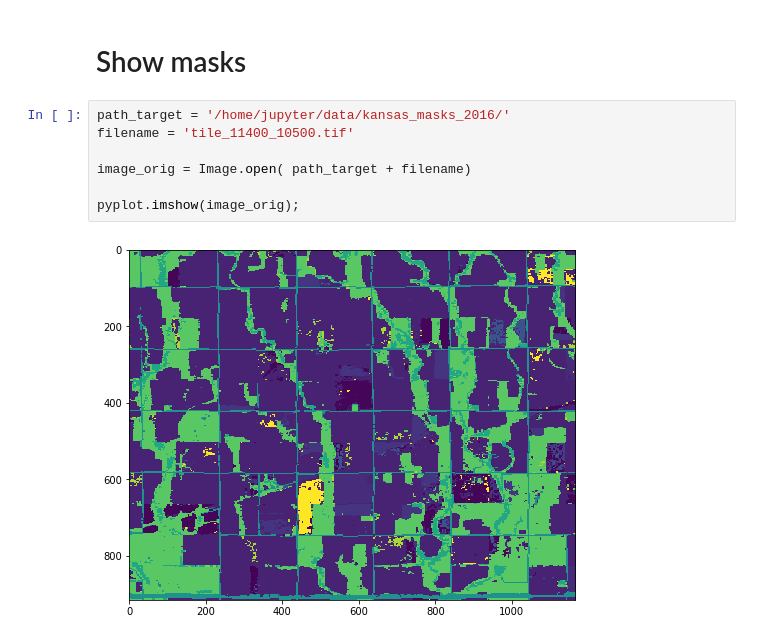
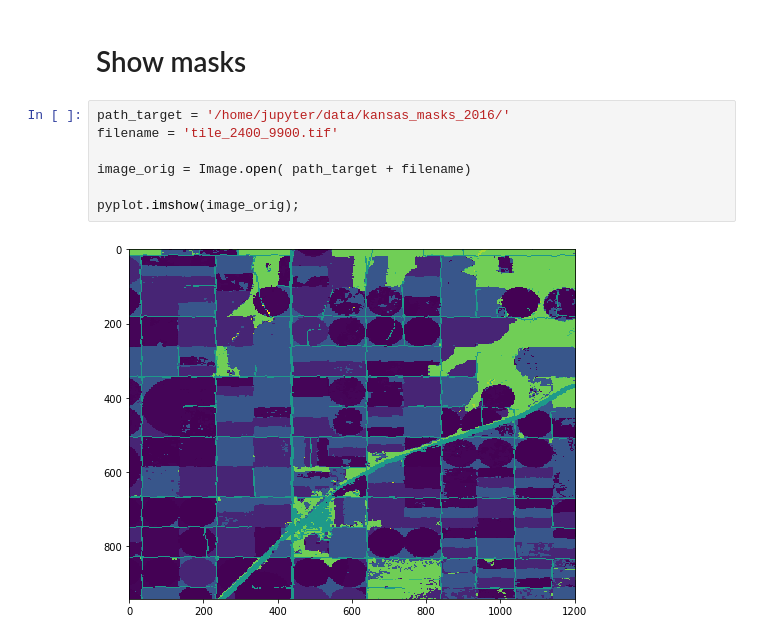
Before and after one commit to AHMEDALOLAWYI/World-Food-Program-, a Jupyter notebook: task_model_unet/13bands_preproc/13band_files_cropping.ipynb, the cells around one changed output. Saved outputs shown, nothing was run; the diff lists cells and outputs as text.

```diff
--- a/task_model_unet/13bands_preproc/13band_files_cropping.ipynb
+++ b/task_model_unet/13bands_preproc/13band_files_cropping.ipynb
@@ -174,12 +168,12 @@ Working on dim 2
 # Show masks
 # %%
 path_target = '/home/jupyter/data/kansas_masks_2016/'
-filename = 'tile_11400_10500.tif'
+filename = 'tile_2400_9900.tif'
 
 image_orig = Image.open( path_target + filename)
 
 pyplot.imshow(image_orig);
 # %% [output]
-[figure, old version]
+[figure, new version]
 # %%
 path_target = '/home/jupyter/data/kansas_masks_2016_cropped_by_min_dim/'
```
Also changed, not shown: parts of 6 cells of this notebook, 2 other files.
